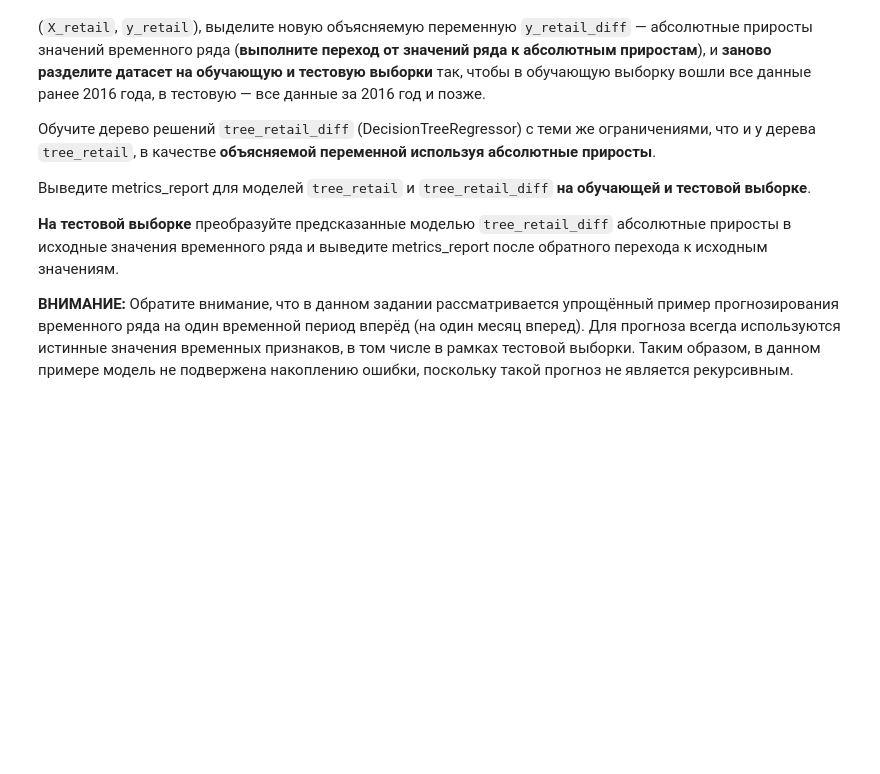
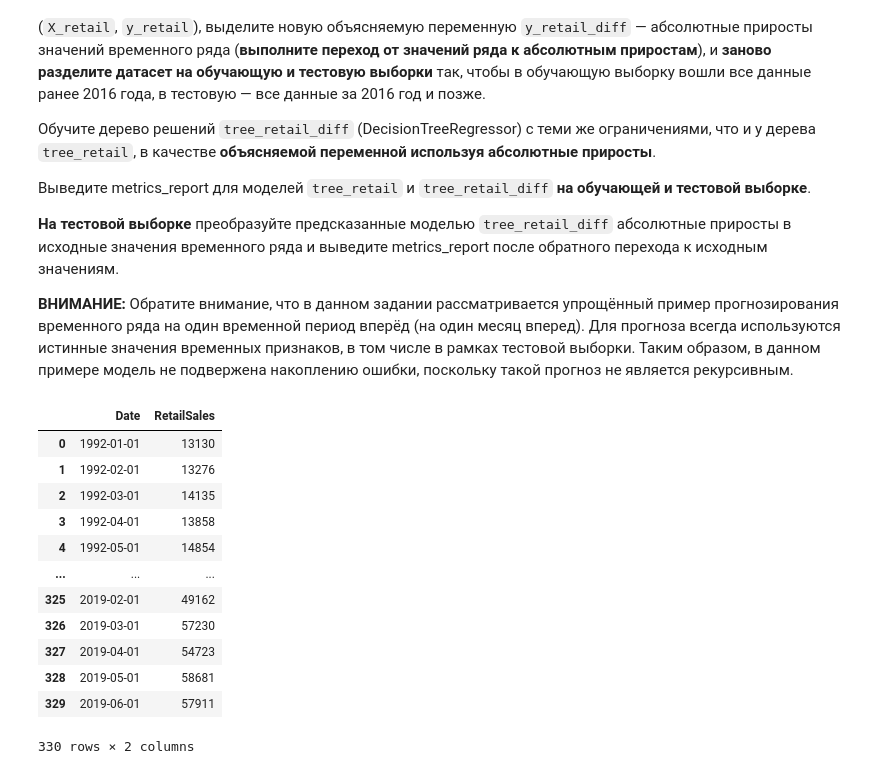
Before and after one commit to ml2me/study, a Jupyter notebook: classic_ML/4/04.Задание.ipynb, the cells around one changed output. Saved outputs shown, nothing was run; the diff lists cells and outputs as text; code cells hidden in the pictures; blank space fills up the shorter version.

```diff
--- a/classic_ML/4/04.Задание.ipynb
+++ b/classic_ML/4/04.Задание.ipynb
@@ -1265,8 +1265,28 @@ $$\hat{y_{t}}=y_{0}+\sum_{i=1}^{t}{\Delta \hat{y_{t}}}$$
 # %%
 # Считайте набор данных
 
-df_retail = pd.read_csv('retail.csv')
+# для google drive адрес '/content/drive/MyDrive/retail.csv'
+
+csv_path = '/content/drive/MyDrive/retail.csv'  #  для google drive
+#  csv_path = 'retail.csv'  #  для локального запуска
+
+
+df_retail = pd.read_csv(csv_path)
 df_retail
+# %% [output]
+|  | Date | RetailSales |
+| 0 | 1992-01-01 | 13130 |
+| 1 | 1992-02-01 | 13276 |
+| 2 | 1992-03-01 | 14135 |
+| 3 | 1992-04-01 | 13858 |
+| 4 | 1992-05-01 | 14854 |
+| ... | ... | ... |
+| 325 | 2019-02-01 | 49162 |
+| 326 | 2019-03-01 | 57230 |
+| 327 | 2019-04-01 | 54723 |
+| 328 | 2019-05-01 | 58681 |
+| 329 | 2019-06-01 | 57911 |
+330 rows × 2 columns
 # %%
 # Признак Date имеет тип данных object
 # Необходимо изменить тип данных для Date
```
Also changed, not shown: parts of 27 cells of this notebook.
